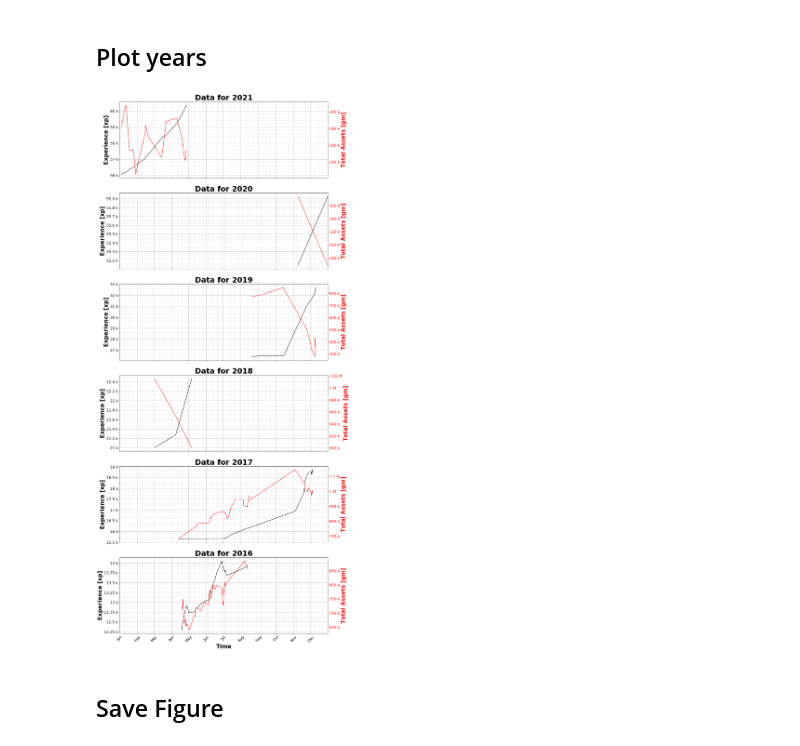
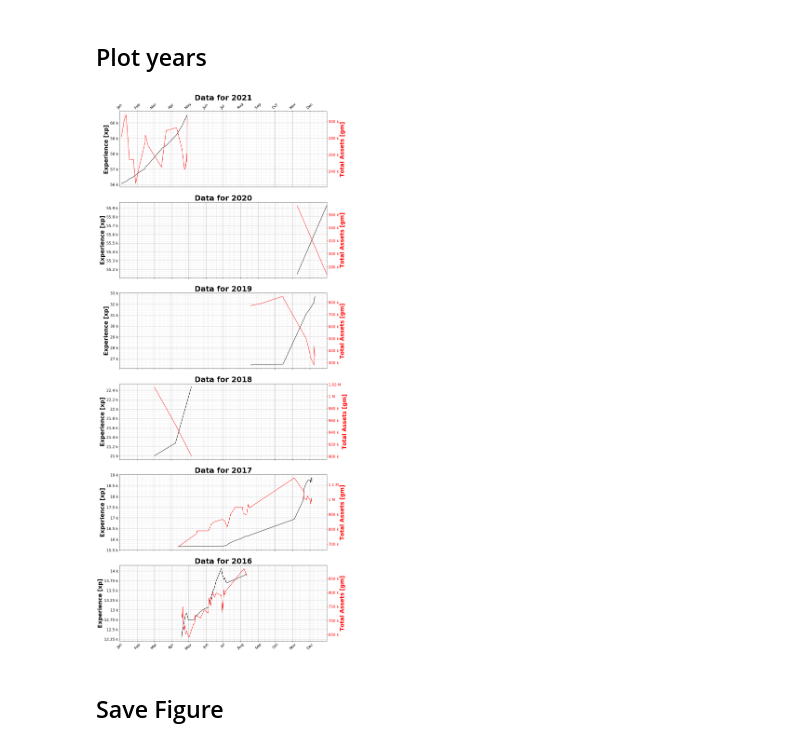
Before and after one commit to KasparJohannesSchneider/FreewarStats, a Jupyter notebook: analysis.ipynb, the cells around one changed output. Drawn from its saved outputs; the diff is of its cells as text; code cells hidden in the pictures.

Commit message:
improved x-axis labels, added data

```diff
--- a/analysis.ipynb
+++ b/analysis.ipynb
@@ -85,37 +85,38 @@ for year in reversed(years):
     # grid
     axs[i].grid()
     axs[i].minorticks_on()
     axs[i].grid(b=True, which='minor', color='#999999', linestyle='-', alpha=0.2)
 
     # text
     axs[i].set_title('Data for ' + str(year), fontsize=32,fontweight='bold')
-    if year == years[0]:
-        axs[i].set_xlabel('Time',fontsize=24,fontweight='bold')
+    if year == years[-1]:
+        axs[i].xaxis.tick_top()
+        axs[i].xaxis.set_label_position('top')
     axs[i].set_ylabel('Experience [xp]',fontsize=24,fontweight='bold')
 
     # Add second y-axis
     ax2 = axs[i].twinx()
     ax2.plot_date(filtered['date'],filtered['total'],'r-')
     ax2.set_ylabel('Total Assets [gm]',color='red',fontsize=24,fontweight='bold')
     ax2.tick_params(axis='y',labelcolor='red')
 
     # format x-axis
     axs[i].set_xlim([datetime(year, 1, 1), datetime(year, 12, 31)])
     axs[i].xaxis.set_major_locator(mdates.MonthLocator(interval=1))
     axs[i].xaxis.set_major_formatter(mdates.DateFormatter('%b'))
-    if not year == years[0]:
+    if year not in [years[0], years[-1]]:
         axs[i].xaxis.set_ticklabels([])
     axs[i].xaxis.set_tick_params(rotation=45)
     axs[i].xaxis.set_tick_params(labelsize=16)
 
     # format y-axis
     y_formatter = ticker.EngFormatter('')
     axs[i].yaxis.set_major_formatter(y_formatter)
     ax2.yaxis.set_major_formatter(y_formatter)
     axs[i].yaxis.set_tick_params(labelsize=16)
     ax2.yaxis.set_tick_params(labelsize=16)
 # %% [output]
-[figure, old version]
+[figure, new version]
 # %% [markdown]
 ## Save Figure
 # %%
```
Also changed, not shown: parts of 1 cell of this notebook, 5 other files.
